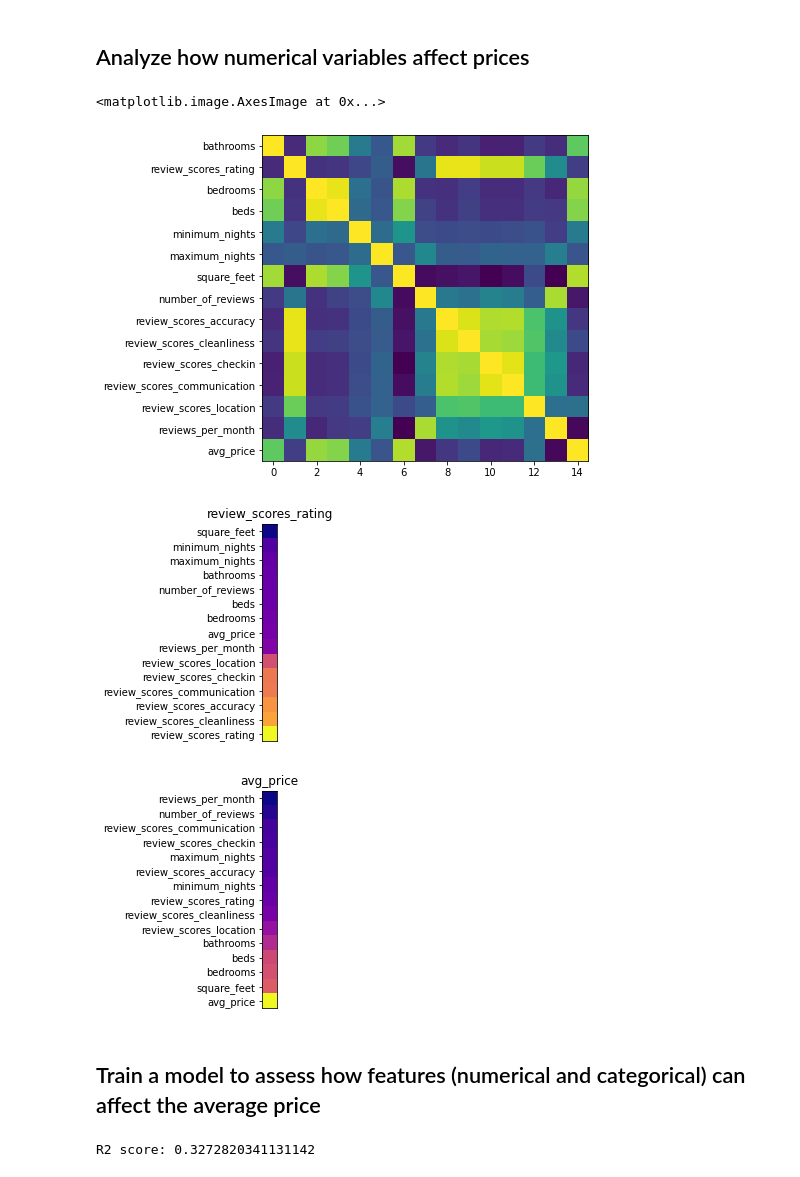
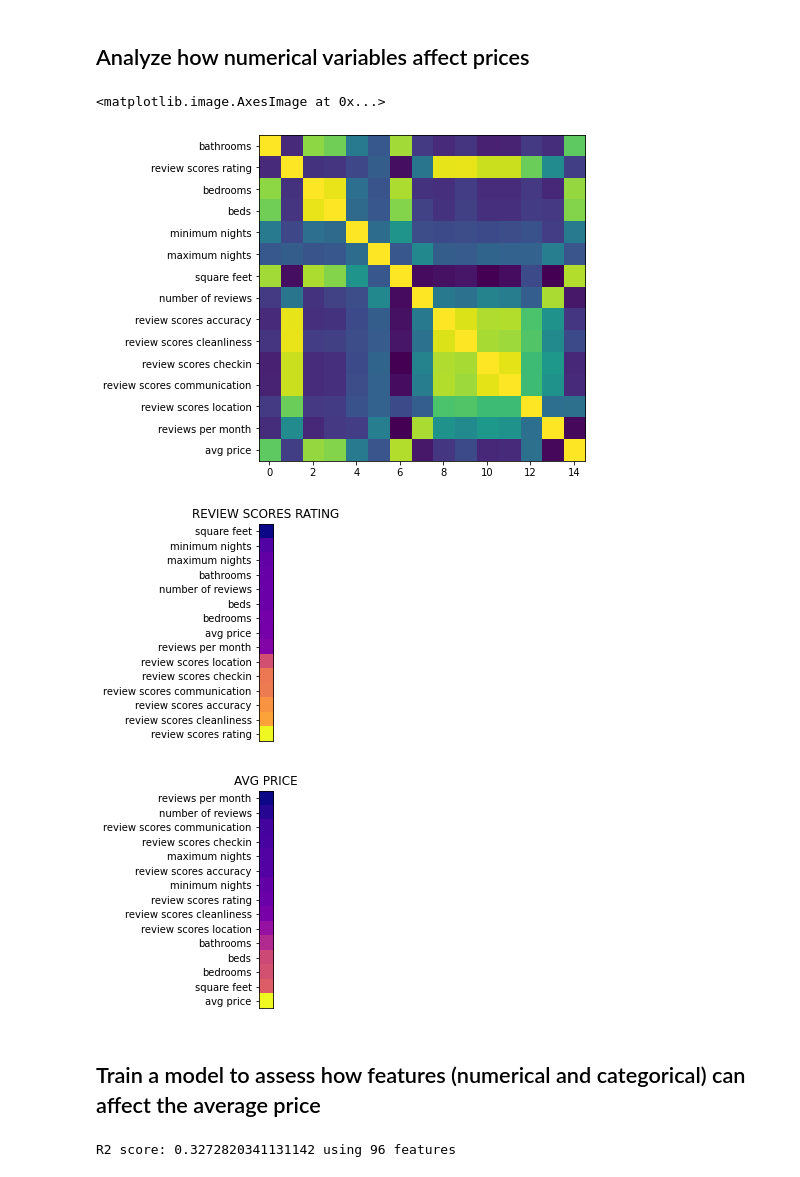
Before and after one commit to Cuz77/boston_airbnb, a Jupyter notebook: boston_airbnb_analysis.ipynb, the cells around one changed output. Drawn from its saved outputs; the diff is of its cells as text; code cells hidden in the pictures.

```diff
--- a/boston_airbnb_analysis.ipynb
+++ b/boston_airbnb_analysis.ipynb
@@ -103,29 +120,29 @@ listings_w_prices_corr = listings_num_df.corr()
 
 # Plot correlation matrix
 fig, ax = plt.subplots(figsize=(8,6))
-plt.yticks([x for x in range(len(listings_w_prices_corr.columns))], [x for x in listings_w_prices_corr.columns])
+plt.yticks([x for x in range(len(listings_w_prices_corr.columns))], [x.replace('_', ' ') for x in listings_w_prices_corr.columns])
 plt.imshow(listings_w_prices_corr.select_dtypes(['float', 'int']).corr())
 # %% [output]
 <matplotlib.image.AxesImage at 0x...>
-[figure, old version]
+[figure, new version]
 # %%
 # Get relevant numerical features
 num_features = ['bathrooms', 'review_scores_rating', 'bedrooms', 'beds', 'minimum_nights', 'maximum_nights','square_feet', 'number_of_reviews', 'review_scores_accuracy', 'review_scores_cleanliness', 'review_scores_checkin', 'review_scores_communication', 'review_scores_location', 'reviews_per_month', 'avg_price']
 
 # Check the correlaction with price and score ratings
 listings_num_df = listings_w_prices[num_features]
 listings_w_prices_corr = listings_num_df.corr()
 
 for stat in ['review_scores_rating', 'avg_price']:
     listings_w_prices_corr = listings_w_prices_corr.sort_values(by=stat)
-    plt.yticks([x for x in range(len(listings_w_prices_corr.index))], [x for x in listings_w_prices_corr.index])
+    plt.yticks([x for x in range(len(listings_w_prices_corr.index))], [x.replace('_', ' ') for x in listings_w_prices_corr.index])
     plt.xticks([])
-    plt.title(stat)
+    plt.title(stat.replace('_', ' ').upper())
     plt.imshow(listings_w_prices_corr[[stat]], cmap='plasma')
     plt.show()
 # %% [output]
-[figure, old version]
+[figure, new version]
-[figure, old version]
+[figure, new version]
 # %% [markdown]
 ## Train a model to assess how features (numerical and categorical) can affect the average price
 # %%
@@ -173,10 +190,10 @@ linear_model.fit(X_train, y_train)                    # Fit
 # Predict and assess the r2 score
 y_test_preds = linear_model.predict(X_test)
 r2 = r2_score(y_test, y_test_preds)
-print(f"R2 score: {r2}")
+print(f'R2 score: {r2} using {X.shape[1]} features')
 
 # Display feature importance
-coefficients_df = pd.DataFrame({'features': X_train.columns, 'coefficients': linear_model.coef_}).sort_values('coefficients', ascending=False)
+coefficients_df = pd.DataFrame({'features': X_train.columns, 'coefficients': linear_model.coef_})
 # %% [output]
-R2 score: 0.3272820341131142
+R2 score: 0.3272820341131142 using 96 features
 # %%
```
Also changed, not shown: parts of 6 cells of this notebook, 1 other file.
